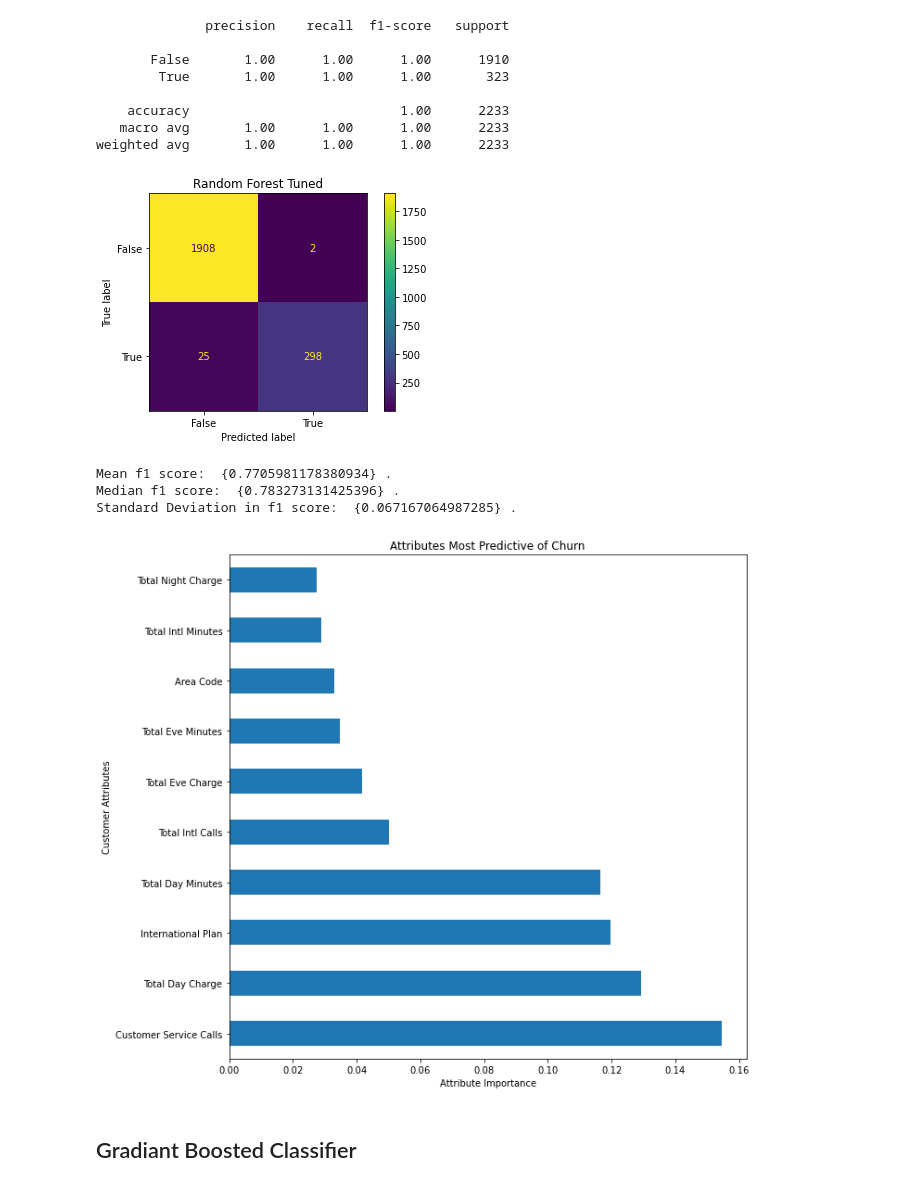
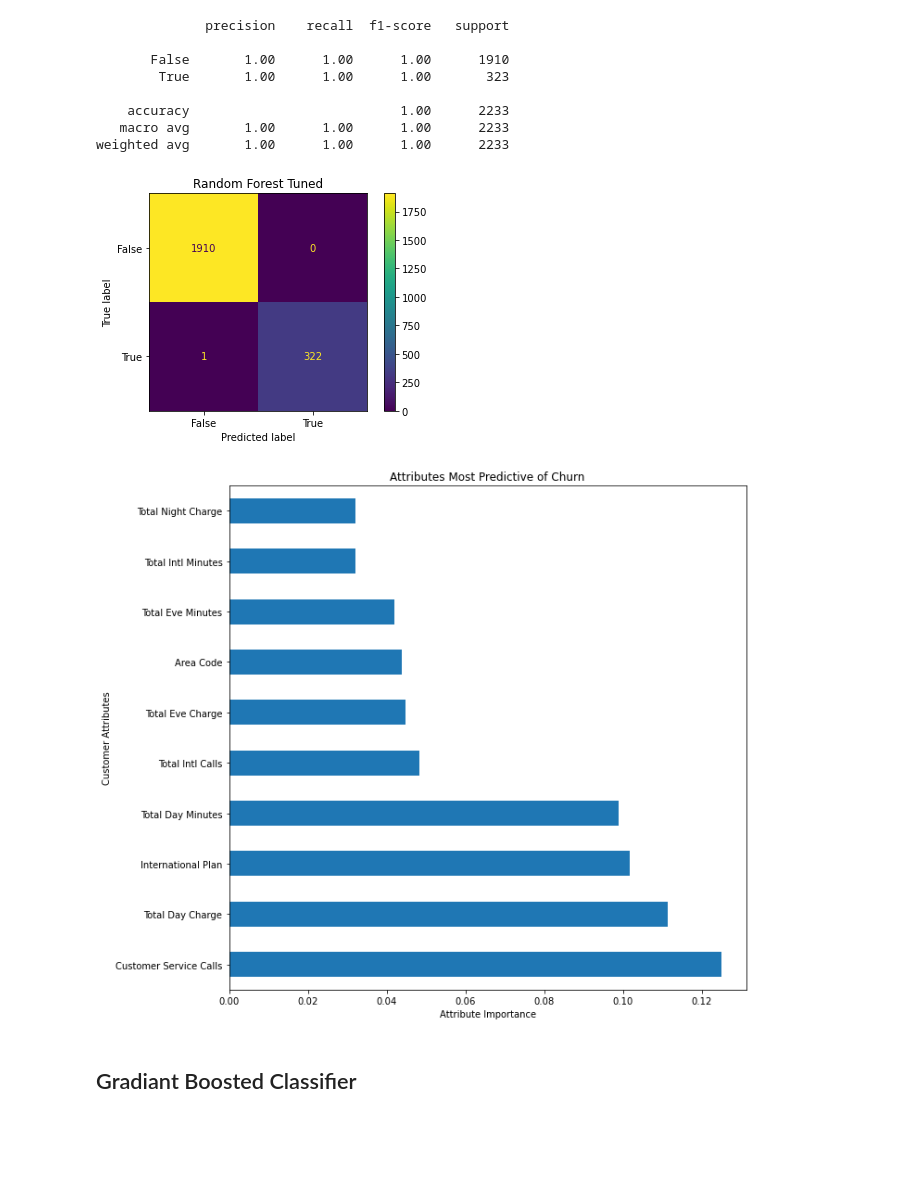
Before and after one commit to ThomasHChapman/P3-Classifer, a Jupyter notebook: SyriatelChurnNotebook.ipynb, the cells around one changed output. Cells and saved outputs as stored; diff of their text form; code cells hidden in the pictures; blank space fills up the shorter version.

Commit message:
data explanation and cleaning up

```diff
--- a/SyriatelChurnNotebook.ipynb
+++ b/SyriatelChurnNotebook.ipynb
@@ -565,3 +584,0 @@ rf_gs = GridSearchCV(rf_pipeline, param_grid=rf_params, n_jobs=-4, verbose=3, cv
-# %%
-# Fit the grid search object on training data.
-rf_gs.fit(X_train, y_train)
@@ -604,0 +595,13 @@ rf_gs.best_params_
+# %%
+rft_pipeline = ImPipeline(steps=[
+                                        ('ct', CT),
+                                        ('sm', sm),
+                                        ('rft', RandomForestClassifier(bootstrap= True,
+                                                                       criterion='entropy',
+                                                                       max_depth=40,
+                                                                       min_samples_leaf=2,
+                                                                       min_samples_split=10,
+                                                                       n_estimators=30,
+                                                                       random_state=42))
+                                       ]
+                                )
@@ -618,3 +669,17 @@ rf2_gs = GridSearchCV(rf_pipeline, param_grid=rf2_params, n_jobs=-4, verbose=3,
+# %%
+rft2_pipeline = ImPipeline(steps=[
+                                        ('ct', CT),
+                                        ('sm', sm),
+                                        ('rft', RandomForestClassifier(bootstrap= False,
+                                                                       criterion='entropy',
+                                                                       max_depth=30,
+                                                                       min_samples_leaf=2,
+                                                                       min_samples_split=5,
+                                                                       n_estimators=100,
+                                                                       random_state=42))
+                                       ]
+                                )
 # %%
-rf2_gs.fit(X_train, y_train)
+rft2_pipeline.fit(X_train, y_train)
+cross_val(rft2_pipeline, X_train, y_train)
 # %% [output]
@@ -710,21 +699,15 @@ print(classification_report(y_train, rf_y_hat))
    macro avg       1.00      1.00      1.00      2233
 weighted avg       1.00      1.00      1.00      2233
 # %%
-plot_confusion_matrix(rft_pipeline, X_train, y_train)
+plot_confusion_matrix(rft2_pipeline, X_train, y_train)
 title = 'Random Forest Tuned'
 plt.title(title);
 # %% [output]
-[figure, old version]
+[figure, new version]
-# %%
-cross_val(rft_pipeline, X_train, y_train)
-# %% [output]
-Mean f1 score:  {0.7705981178380934} .
-Median f1 score:  {0.783273131425396} .
-Standard Deviation in f1 score:  {0.067167064987285} .
 # %%
-rft_importances = get_feature_importance(rft_pipeline, 'rft', X_train, y_train)
+rft_importances = get_feature_importance(rft2_pipeline, 'rft', X_train, y_train)
 # %% [output]
-[figure, old version]
+[figure, new version]
 # %% [markdown]
 ## Gradiant Boosted Classifier
 # %% [markdown]
```
Also changed, not shown: parts of 44 cells of this notebook.
